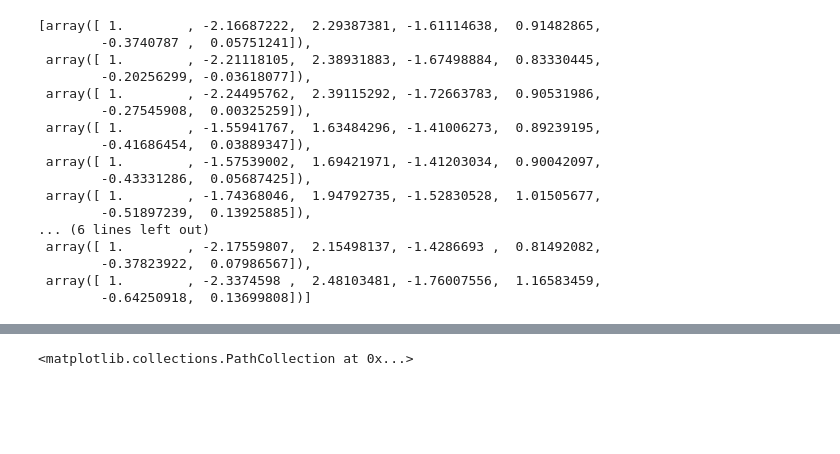
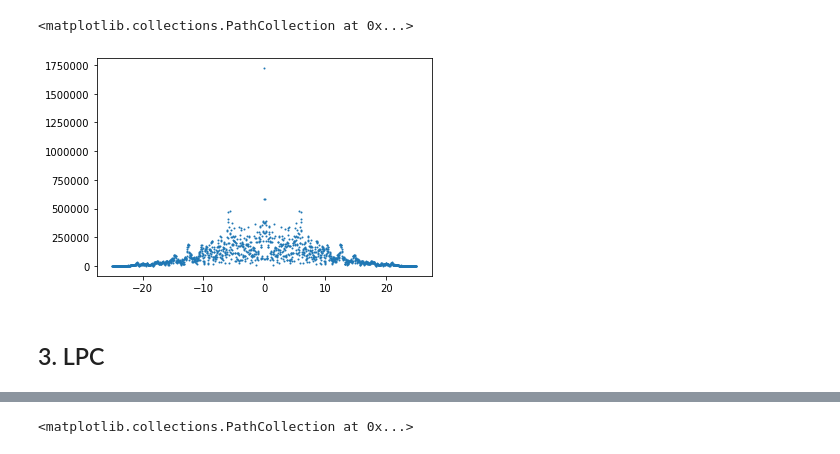
Before and after one commit to llayer/StromboliWF, a Jupyter notebook: parametrization.ipynb, the cells around one changed output, grey strips where cells are left out. Drawn from its saved outputs; the diff is of its cells as text; code cells hidden in the pictures; blank space fills up the shorter version.

```diff
--- a/parametrization.ipynb
+++ b/parametrization.ipynb
@@ -57,3 +78,14 @@ test = filter_sample(test_file, plot = True)
+# %%
+from scipy import fftpack
+f_s = 50
+X = fftpack.fft(data)
+freqs = fftpack.fftfreq(len(data)) * f_s
+plt.scatter(freqs, np.abs(X), s=1)
+# %% [output]
+<matplotlib.collections.PathCollection at 0x...>
+[figure, added]
+# %% [markdown]
+## 3. LPC
 # %%
 def lpc(file, window = 256, overlap = 128, order=6):
 
@@ -85,23 +117,3 @@ def lpc(file, window = 256, overlap = 128, order=6):
 # %%
 lpc_coeff = lpc(test_file)
 lpc_coeff_flat = np.concatenate(lpc_coeff).ravel()
-# %%
-lpc_coeff
-# %% [output]
-[array([ 1.        , -2.16687222,  2.29387381, -1.61114638,  0.91482865,
-        -0.3740787 ,  0.05751241]),
- array([ 1.        , -2.21118105,  2.38931883, -1.67498884,  0.83330445,
-        -0.20256299, -0.03618077]),
- array([ 1.        , -2.24495762,  2.39115292, -1.72663783,  0.90531986,
-        -0.27545908,  0.00325259]),
- array([ 1.        , -1.55941767,  1.63484296, -1.41006273,  0.89239195,
-        -0.41686454,  0.03889347]),
- array([ 1.        , -1.57539002,  1.69421971, -1.41203034,  0.90042097,
-        -0.43331286,  0.05687425]),
- array([ 1.        , -1.74368046,  1.94792735, -1.52830528,  1.01505677,
-        -0.51897239,  0.13925885]),
-... (6 lines left out)
- array([ 1.        , -2.17559807,  2.15498137, -1.4286693 ,  0.81492082,
-        -0.37823922,  0.07986567]),
- array([ 1.        , -2.3374598 ,  2.48103481, -1.76007556,  1.16583459,
-        -0.64250918,  0.13699808])]
```
Also changed, not shown: parts of 15 cells of this notebook.
